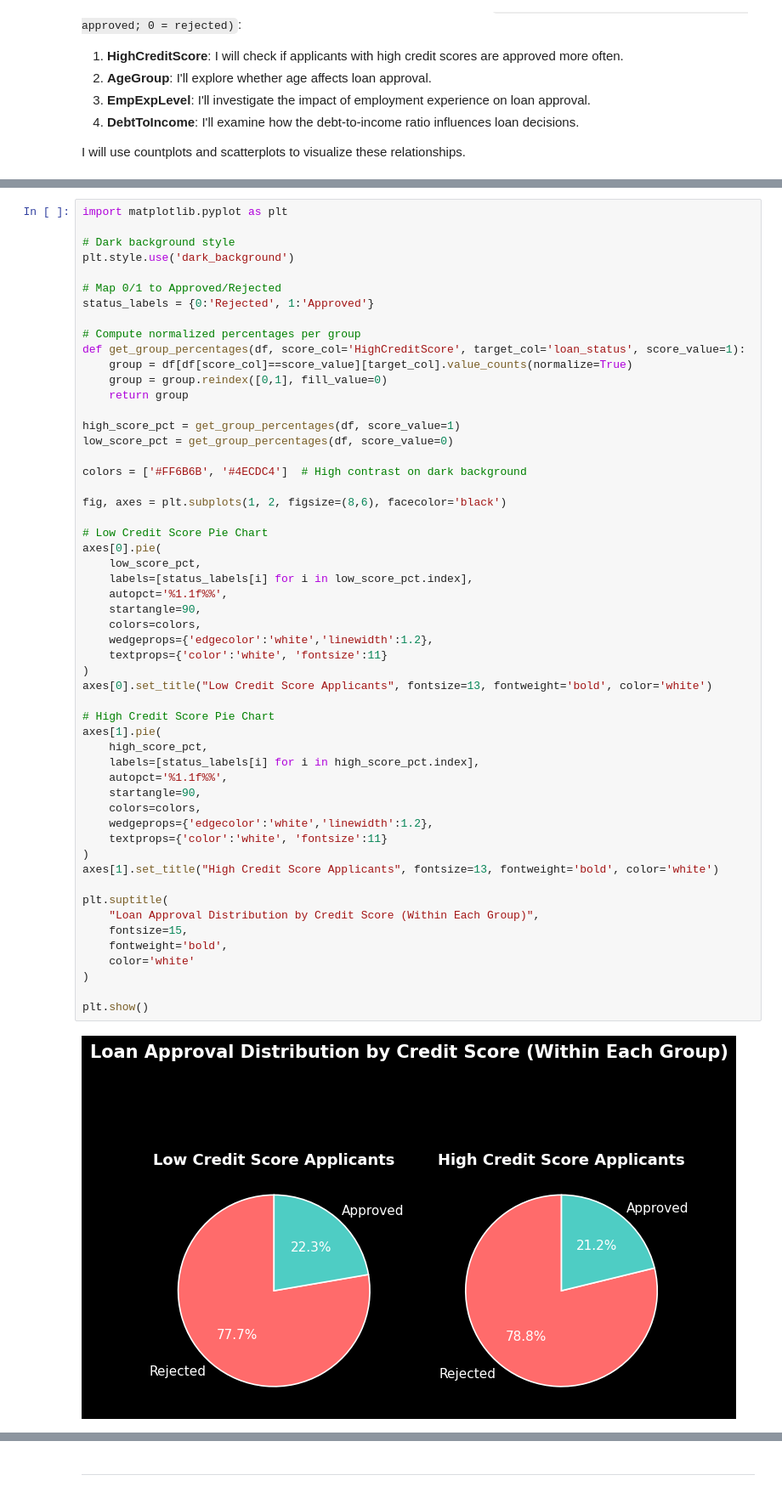
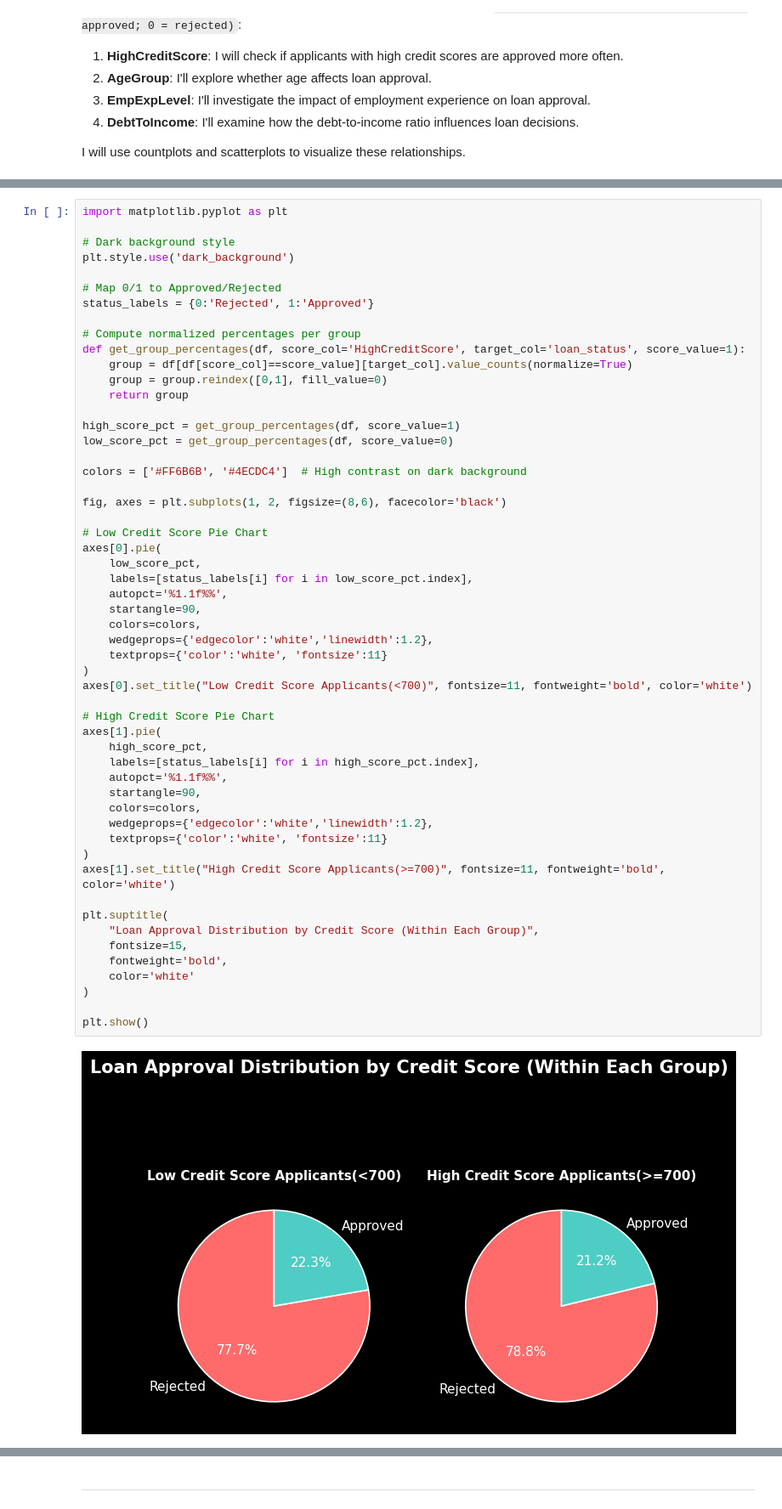
Before and after one commit to Syed313110/Loan_data_analysis, a Jupyter notebook: jupyter_notebooks/loan_approval_analysis.ipynb, the cells around one changed output, grey strips where cells are left out. Shown: that part at 85% size. Cells and saved outputs as stored; diff of their text form.

```diff
--- a/jupyter_notebooks/loan_approval_analysis.ipynb
+++ b/jupyter_notebooks/loan_approval_analysis.ipynb
@@ -235,36 +237,36 @@ fig, axes = plt.subplots(1, 2, figsize=(8,6), facecolor='black')
 axes[0].pie(
     low_score_pct,
     labels=[status_labels[i] for i in low_score_pct.index],
     autopct='%1.1f%%',
     startangle=90,
     colors=colors,
     wedgeprops={'edgecolor':'white','linewidth':1.2},
     textprops={'color':'white', 'fontsize':11}
 )
-axes[0].set_title("Low Credit Score Applicants", fontsize=13, fontweight='bold', color='white')
+axes[0].set_title("Low Credit Score Applicants(<700)", fontsize=11, fontweight='bold', color='white')
 
 # High Credit Score Pie Chart
 axes[1].pie(
     high_score_pct,
     labels=[status_labels[i] for i in high_score_pct.index],
     autopct='%1.1f%%',
     startangle=90,
     colors=colors,
     wedgeprops={'edgecolor':'white','linewidth':1.2},
     textprops={'color':'white', 'fontsize':11}
 )
-axes[1].set_title("High Credit Score Applicants", fontsize=13, fontweight='bold', color='white')
+axes[1].set_title("High Credit Score Applicants(>=700)", fontsize=11, fontweight='bold', color='white')
 
 plt.suptitle(
     "Loan Approval Distribution by Credit Score (Within Each Group)",
     fontsize=15,
     fontweight='bold',
     color='white'
 )
 
 plt.show()
 # %% [output]
-[figure, old version]
+[figure, new version]
 # %% [markdown]
 ### Loan Approval Distribution by Credit Score
 
```
Also changed, not shown: parts of 13 cells of this notebook.
